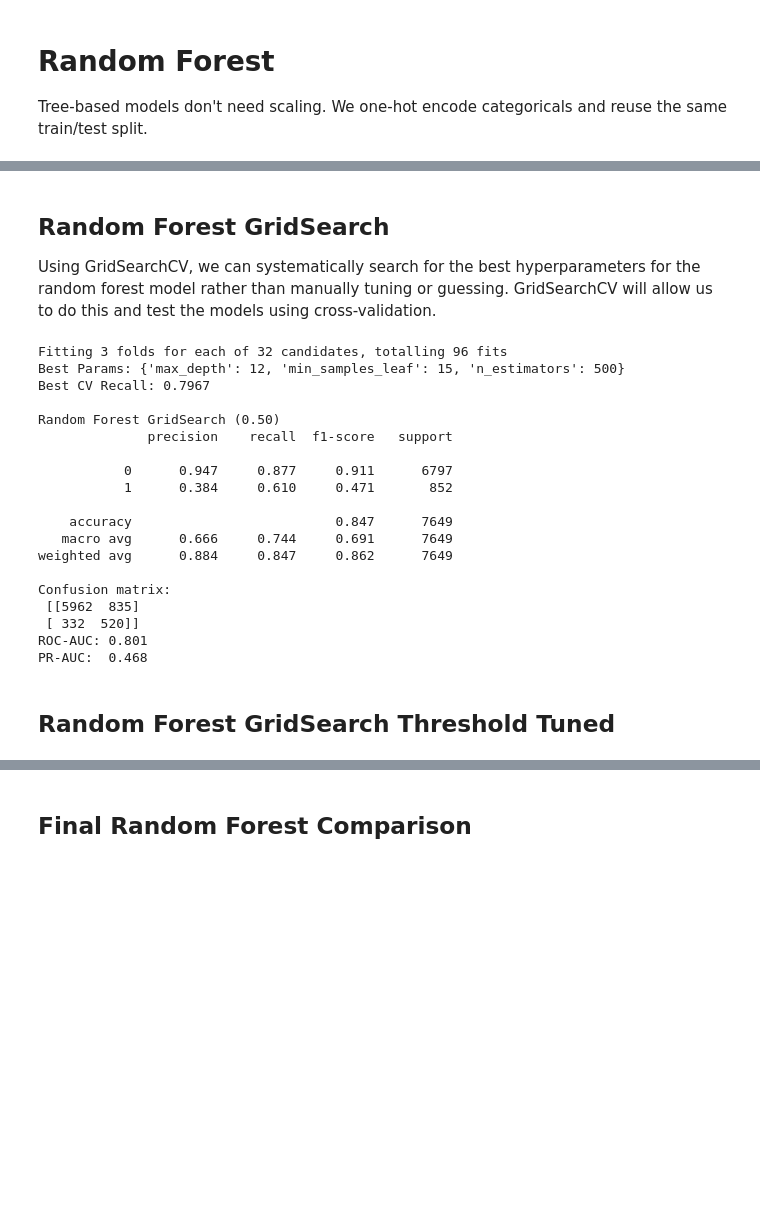
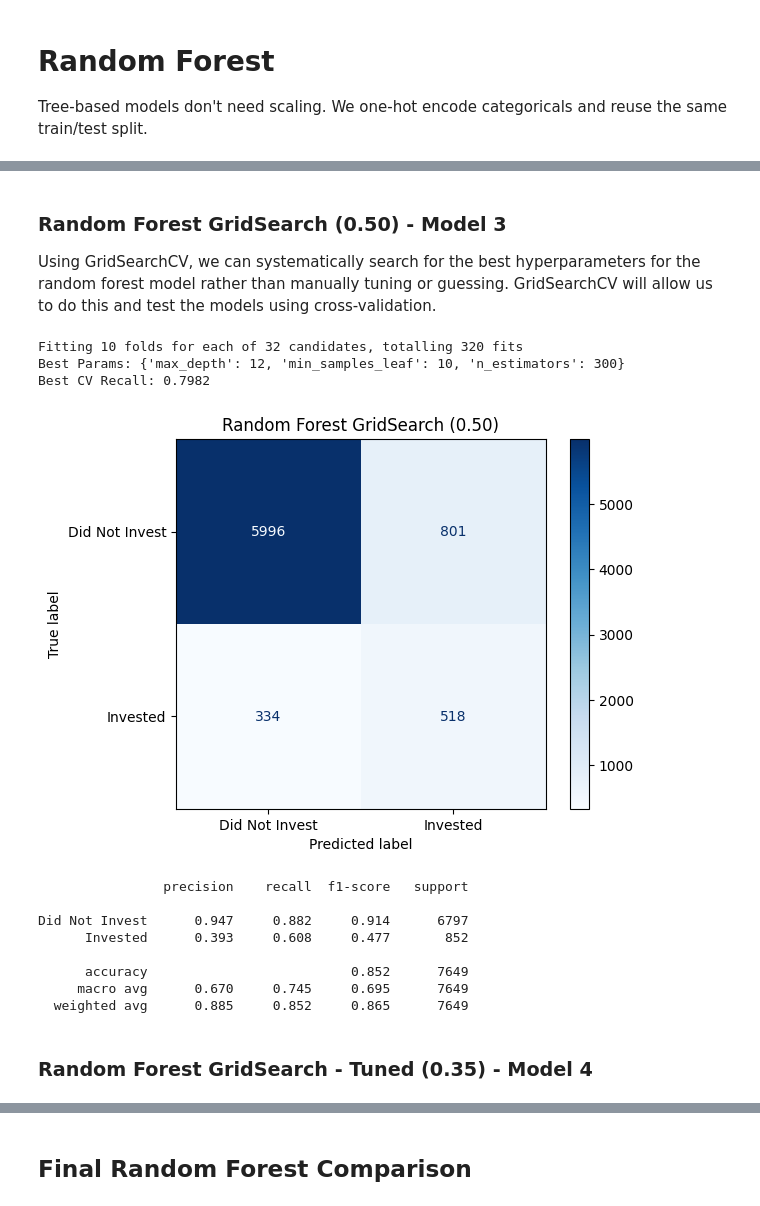
Before and after one commit to vys5hb/ML1_final, a Jupyter notebook: notebooks/main.ipynb, the cells around one changed output, grey strips where cells are left out. Cells and saved outputs as stored; diff of their text form; code cells hidden in the pictures; blank space fills up the shorter version.

```diff
--- a/notebooks/main.ipynb
+++ b/notebooks/main.ipynb
@@ -336,14 +373,4 @@ X = pd.get_dummies(X, columns=categorical_cols, drop_first=True, dtype=int)
 X_train_rf, X_test_rf, y_train, y_test = train_test_split(
     X, y, test_size=0.2, random_state=42, stratify=y
 )
-
-# Evaluation function
-def evaluate(model, X_test, y_test, name):
-    y_pred = model.predict(X_test)
-    y_proba = model.predict_proba(X_test)[:, 1]
-    print(f"\n{name}")
-    print(classification_report(y_test, y_pred, digits=3))
-    print("Confusion matrix:\n", confusion_matrix(y_test, y_pred))
-    print(f"ROC-AUC: {roc_auc_score(y_test, y_proba):.3f}")
-    print(f"PR-AUC:  {average_precision_score(y_test, y_proba):.3f}")
 # %% [markdown]
@@ -413,52 +419,45 @@ PR-AUC:  0.471
 # %% [markdown]
-## Random Forest GridSearch
+### Random Forest GridSearch (0.50) - Model 3
 Using GridSearchCV, we can systematically search for the best hyperparameters for the random forest model rather than manually tuning or guessing. GridSearchCV will allow us to do this and test the models using cross-validation.
 # %%
 # Setup GridSearchCV
 rf_param_grid = {
     'n_estimators': [300, 500],
     'max_depth': [6, 8, 12, None],
     'min_samples_leaf': [2, 10, 15, 20]
 }
 
 # Train RF with GridSearchCV
 rf_grid = GridSearchCV(
     RandomForestClassifier(class_weight='balanced', n_jobs=-1, random_state=42),
     rf_param_grid,
-    cv=3,
+    cv=10,
     scoring='roc_auc',
     n_jobs=-1,
     verbose=1
 )
 rf_grid.fit(X_train_rf, y_train)
 best_pipeline_rf = rf_grid.best_estimator_
 
 # Evaluate best RF model
 print("Best Params:", rf_grid.best_params_)
 print(f"Best CV Recall: {rf_grid.best_score_:.4f}")
 evaluate(best_pipeline_rf, X_test_rf, y_test, "Random Forest GridSearch (0.50)")
 # %% [output]
-Fitting 3 folds for each of 32 candidates, totalling 96 fits
-Best Params: {'max_depth': 12, 'min_samples_leaf': 15, 'n_estimators': 500}
-Best CV Recall: 0.7967
-
-Random Forest GridSearch (0.50)
-              precision    recall  f1-score   support
-
-           0      0.947     0.877     0.911      6797
-           1      0.384     0.610     0.471       852
-
-    accuracy                          0.847      7649
-   macro avg      0.666     0.744     0.691      7649
-weighted avg      0.884     0.847     0.862      7649
-
-Confusion matrix:
- [[5962  835]
- [ 332  520]]
-ROC-AUC: 0.801
-PR-AUC:  0.468
+Fitting 10 folds for each of 32 candidates, totalling 320 fits
+Best Params: {'max_depth': 12, 'min_samples_leaf': 10, 'n_estimators': 300}
+Best CV Recall: 0.7982
+[figure, added]
+                precision    recall  f1-score   support
+
+Did Not Invest      0.947     0.882     0.914      6797
+      Invested      0.393     0.608     0.477       852
+
+      accuracy                          0.852      7649
+     macro avg      0.670     0.745     0.695      7649
+  weighted avg      0.885     0.852     0.865      7649
 # %% [markdown]
-## Random Forest GridSearch Threshold Tuned
+### Random Forest GridSearch - Tuned (0.35) - Model 4
 # %%
 evaluate_tune(0.35, y_prob, y_test, "Random Forest GridSearch - Tuned (0.35)")
 # %% [output]
```
Also changed, not shown: parts of 29 cells of this notebook.
